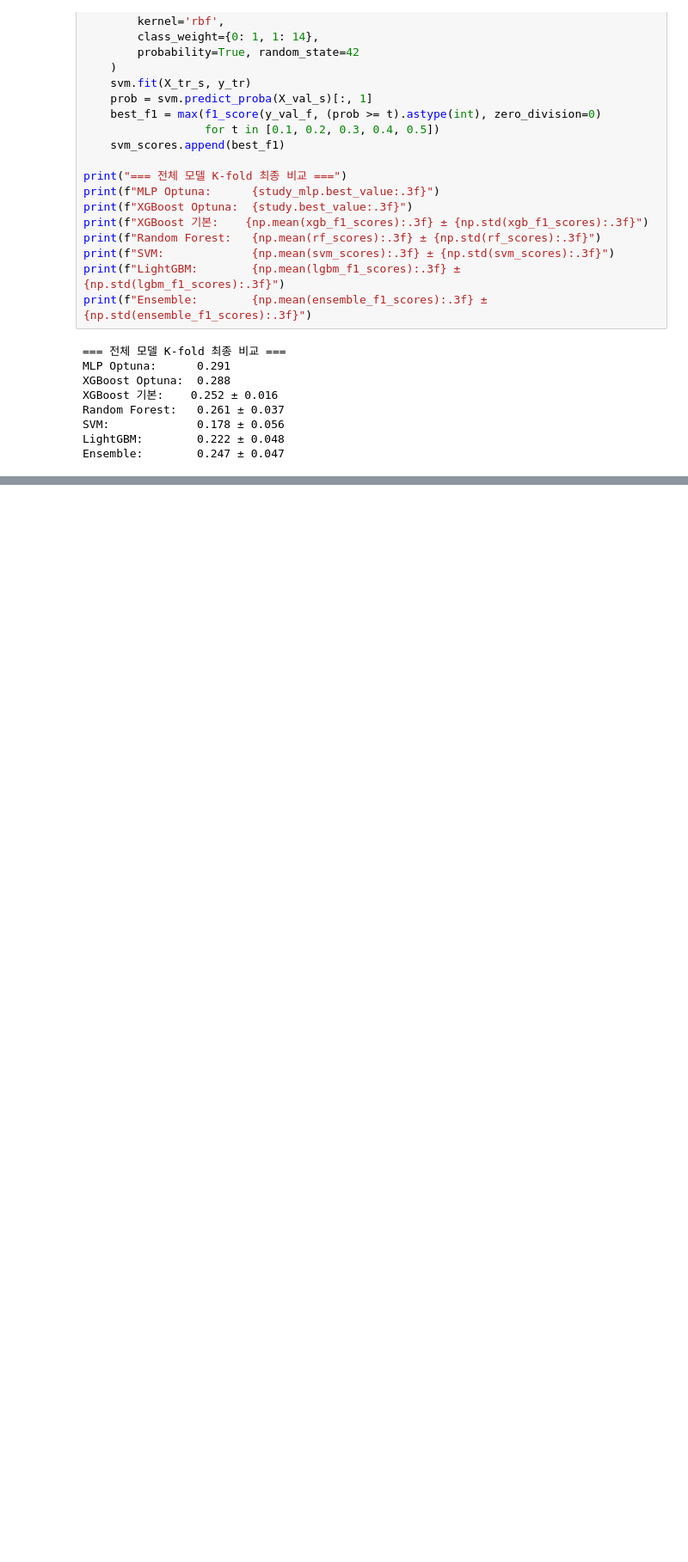
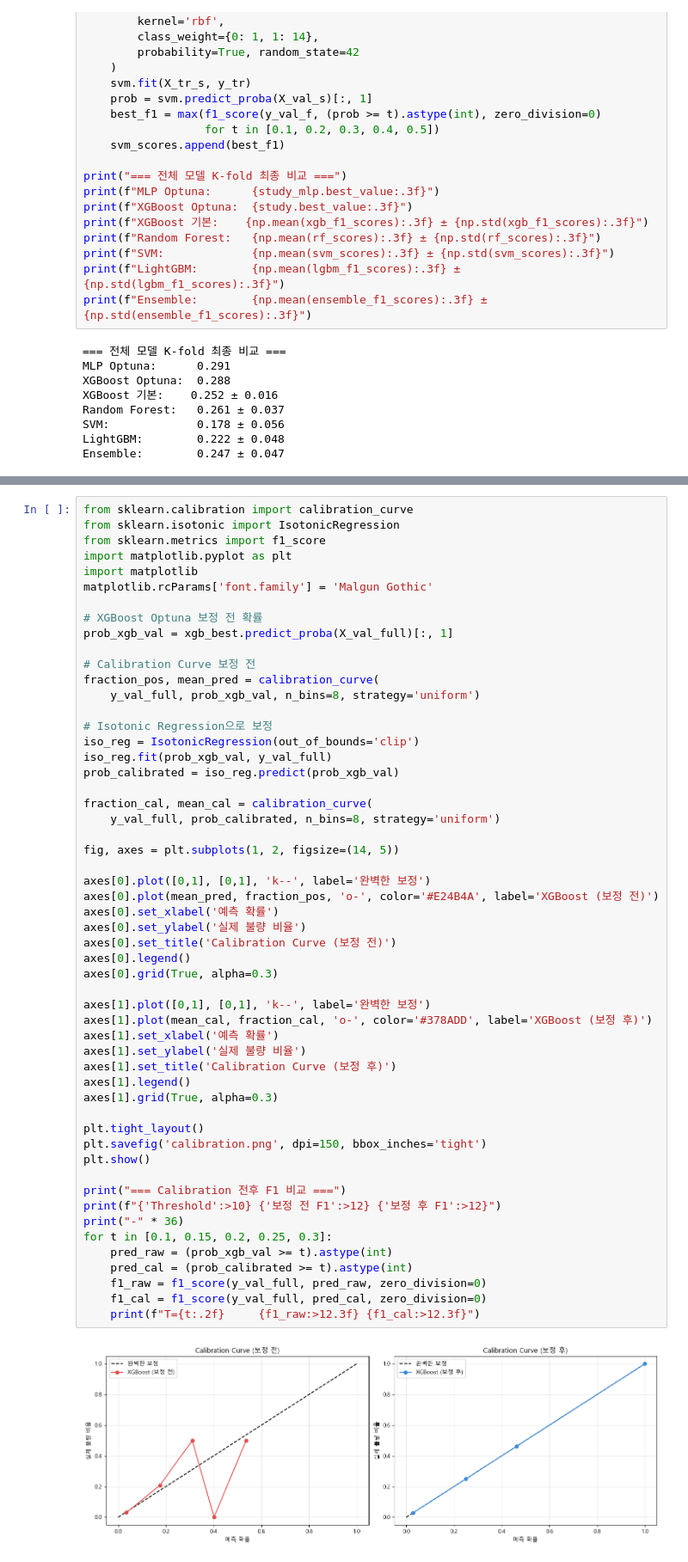
Before and after one commit to kyb8801/semiconductor-defect-classifier, a Jupyter notebook: Untitled2.ipynb, the cells around one changed output, grey strips where cells are left out. Shown at 86% size. Cells and saved outputs as stored; diff of their text form; blank space fills up the shorter version.

```diff
--- a/Untitled2.ipynb
+++ b/Untitled2.ipynb
@@ -943,0 +1513,56 @@ Ensemble:        0.247 ± 0.047
+# %%
+from sklearn.calibration import calibration_curve
+from sklearn.isotonic import IsotonicRegression
+from sklearn.metrics import f1_score
+import matplotlib.pyplot as plt
+import matplotlib
+matplotlib.rcParams['font.family'] = 'Malgun Gothic'
+
+# XGBoost Optuna 보정 전 확률
+prob_xgb_val = xgb_best.predict_proba(X_val_full)[:, 1]
+
+# Calibration Curve 보정 전
+fraction_pos, mean_pred = calibration_curve(
+    y_val_full, prob_xgb_val, n_bins=8, strategy='uniform')
+
+# Isotonic Regression으로 보정
+iso_reg = IsotonicRegression(out_of_bounds='clip')
+iso_reg.fit(prob_xgb_val, y_val_full)
+prob_calibrated = iso_reg.predict(prob_xgb_val)
+
+fraction_cal, mean_cal = calibration_curve(
+    y_val_full, prob_calibrated, n_bins=8, strategy='uniform')
+
+fig, axes = plt.subplots(1, 2, figsize=(14, 5))
+
+axes[0].plot([0,1], [0,1], 'k--', label='완벽한 보정')
+axes[0].plot(mean_pred, fraction_pos, 'o-', color='#E24B4A', label='XGBoost (보정 전)')
+axes[0].set_xlabel('예측 확률')
+axes[0].set_ylabel('실제 불량 비율')
+axes[0].set_title('Calibration Curve (보정 전)')
+axes[0].legend()
+axes[0].grid(True, alpha=0.3)
+
+axes[1].plot([0,1], [0,1], 'k--', label='완벽한 보정')
+axes[1].plot(mean_cal, fraction_cal, 'o-', color='#378ADD', label='XGBoost (보정 후)')
+axes[1].set_xlabel('예측 확률')
+axes[1].set_ylabel('실제 불량 비율')
+axes[1].set_title('Calibration Curve (보정 후)')
+axes[1].legend()
+axes[1].grid(True, alpha=0.3)
+
+plt.tight_layout()
+plt.savefig('calibration.png', dpi=150, bbox_inches='tight')
+plt.show()
+
+print("=== Calibration 전후 F1 비교 ===")
+print(f"{'Threshold':>10} {'보정 전 F1':>12} {'보정 후 F1':>12}")
+print("-" * 36)
+for t in [0.1, 0.15, 0.2, 0.25, 0.3]:
+    pred_raw = (prob_xgb_val >= t).astype(int)
+    pred_cal = (prob_calibrated >= t).astype(int)
+    f1_raw = f1_score(y_val_full, pred_raw, zero_division=0)
+    f1_cal = f1_score(y_val_full, pred_cal, zero_division=0)
+    print(f"T={t:.2f}     {f1_raw:>12.3f} {f1_cal:>12.3f}")
+# %% [output]
+[figure, added]
```
Also changed, not shown: parts of 10 cells of this notebook, 10 other files.
